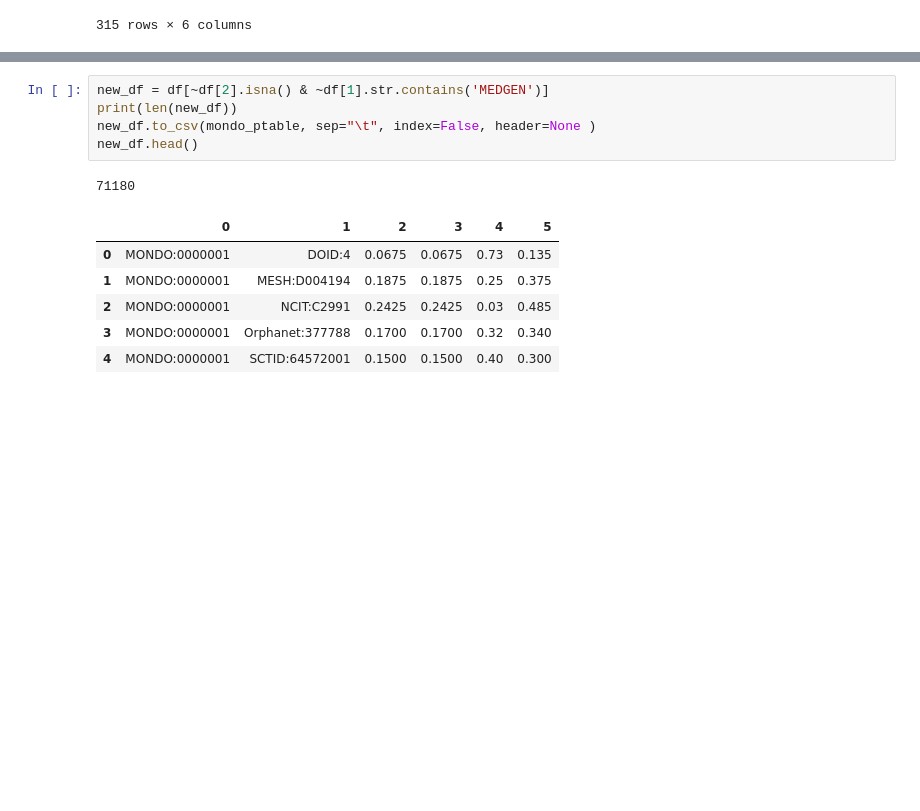
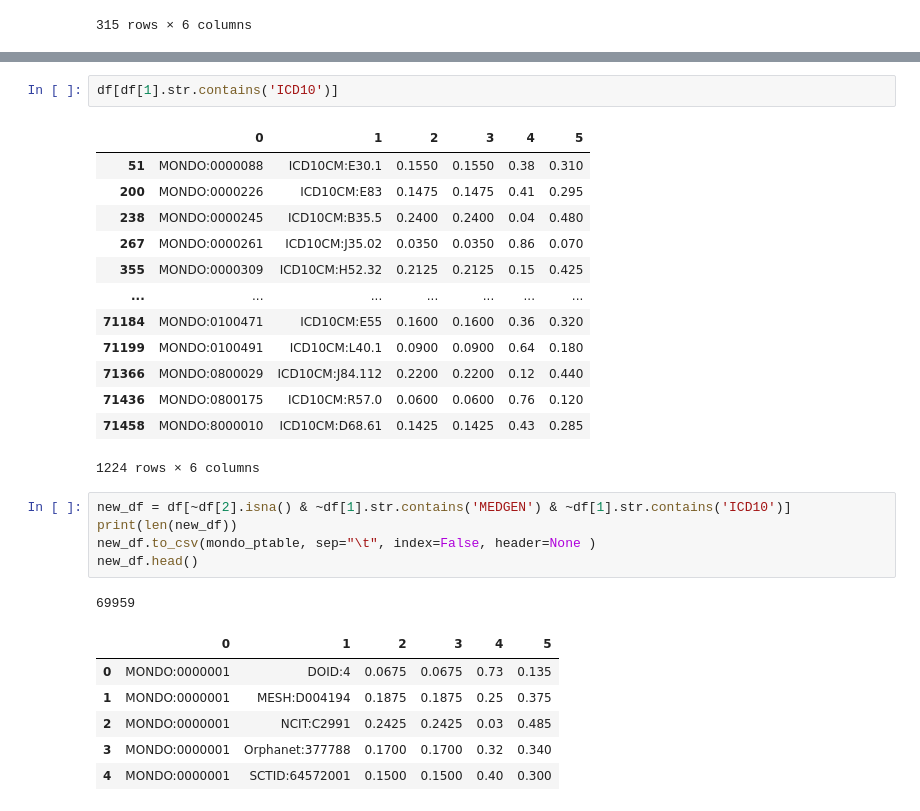
Before and after one commit to monarch-initiative/boomer-examples, a Jupyter notebook: notebooks/Sandbox.ipynb, the cells around one changed output, grey strips where cells are left out. Cells and saved outputs as stored; diff of their text form; blank space fills up the shorter version.

```diff
--- a/notebooks/Sandbox.ipynb
+++ b/notebooks/Sandbox.ipynb
@@ -142,10 +142,26 @@ df[df[1].str.contains('MEDGEN')]
+# %%
+df[df[1].str.contains('ICD10')]
+# %% [output]
+|  | 0 | 1 | 2 | 3 | 4 | 5 |
+| 51 | MONDO:0000088 | ICD10CM:E30.1 | 0.1550 | 0.1550 | 0.38 | 0.310 |
+| 200 | MONDO:0000226 | ICD10CM:E83 | 0.1475 | 0.1475 | 0.41 | 0.295 |
+| 238 | MONDO:0000245 | ICD10CM:B35.5 | 0.2400 | 0.2400 | 0.04 | 0.480 |
+| 267 | MONDO:0000261 | ICD10CM:J35.02 | 0.0350 | 0.0350 | 0.86 | 0.070 |
+| 355 | MONDO:0000309 | ICD10CM:H52.32 | 0.2125 | 0.2125 | 0.15 | 0.425 |
+| ... | ... | ... | ... | ... | ... | ... |
+| 71184 | MONDO:0100471 | ICD10CM:E55 | 0.1600 | 0.1600 | 0.36 | 0.320 |
+| 71199 | MONDO:0100491 | ICD10CM:L40.1 | 0.0900 | 0.0900 | 0.64 | 0.180 |
+| 71366 | MONDO:0800029 | ICD10CM:J84.112 | 0.2200 | 0.2200 | 0.12 | 0.440 |
+| 71436 | MONDO:0800175 | ICD10CM:R57.0 | 0.0600 | 0.0600 | 0.76 | 0.120 |
+| 71458 | MONDO:8000010 | ICD10CM:D68.61 | 0.1425 | 0.1425 | 0.43 | 0.285 |
+1224 rows × 6 columns
 # %%
-new_df = df[~df[2].isna() & ~df[1].str.contains('MEDGEN')]
+new_df = df[~df[2].isna() & ~df[1].str.contains('MEDGEN') & ~df[1].str.contains('ICD10')]
 print(len(new_df))
 new_df.to_csv(mondo_ptable, sep="\t", index=False, header=None )
 new_df.head()
 # %% [output]
-71180
+69959
 |  | 0 | 1 | 2 | 3 | 4 | 5 |
 | 0 | MONDO:0000001 | DOID:4 | 0.0675 | 0.0675 | 0.73 | 0.135 |
 | 1 | MONDO:0000001 | MESH:D004194 | 0.1875 | 0.1875 | 0.25 | 0.375 |
```
Also changed, not shown: parts of 3 cells of this notebook, 1 other file.
